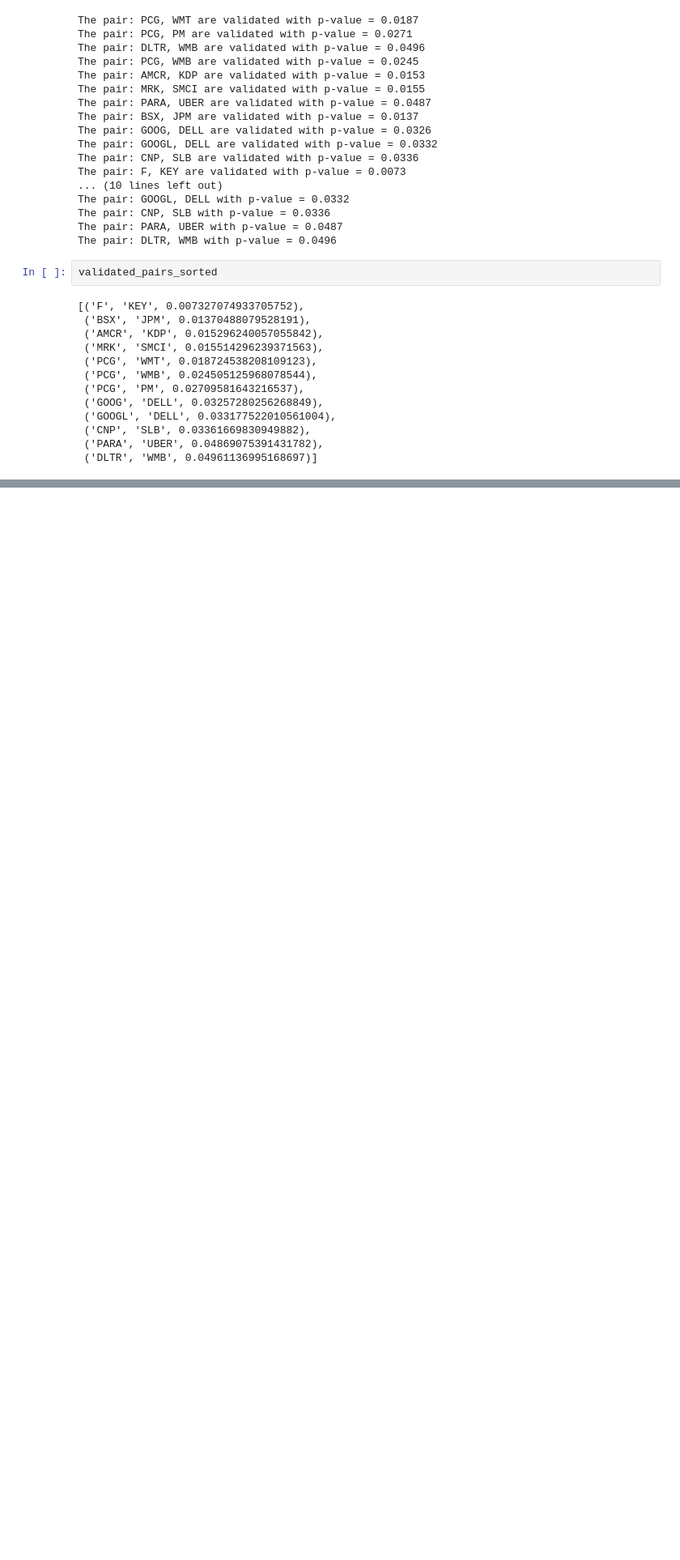
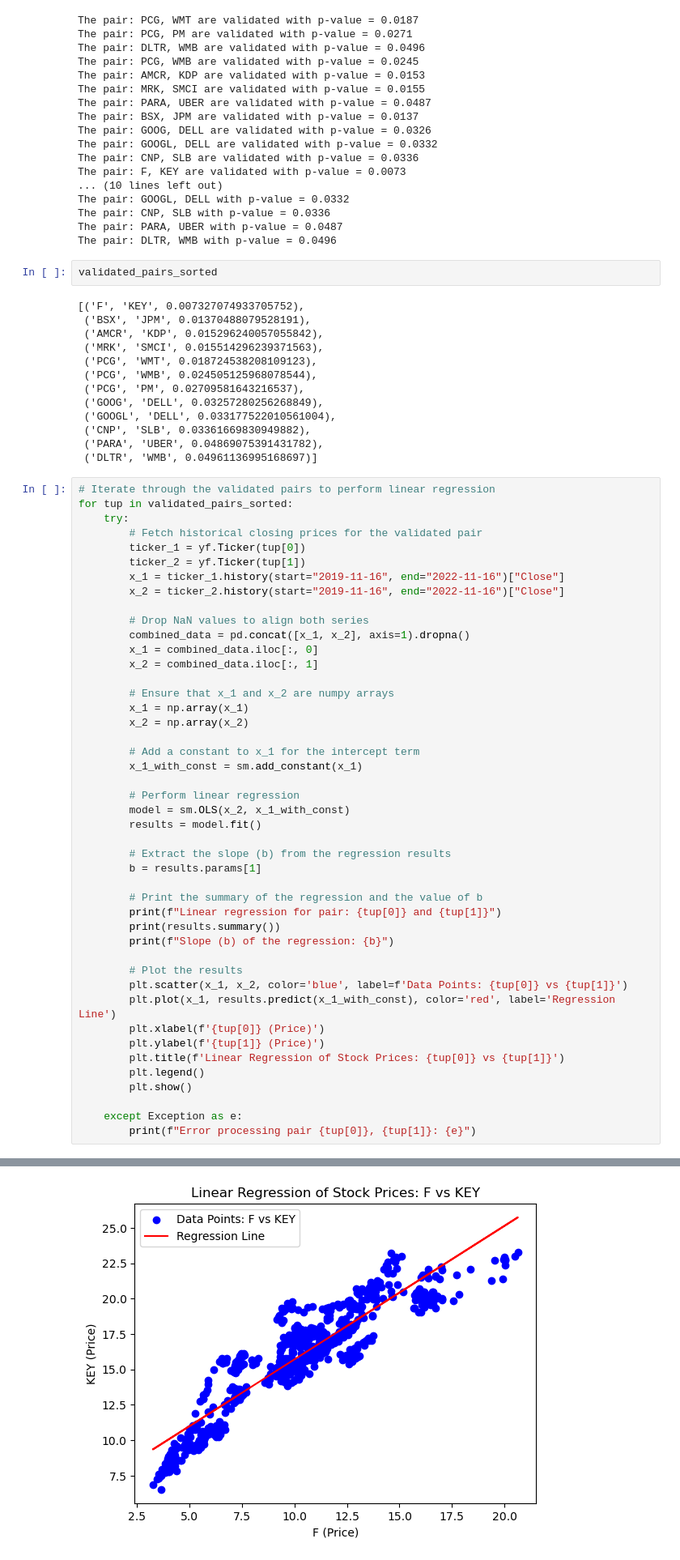
Before and after one commit to George-Dros/Pair_trading, a Jupyter notebook: main.ipynb, the cells around one changed output, grey strips where cells are left out. Shown at 81% size. Drawn from its saved outputs; the diff is of its cells as text; blank space fills up the shorter version.

```diff
--- a/main.ipynb
+++ b/main.ipynb
@@ -423,3 +423,49 @@ validated_pairs_sorted
  ('CNP', 'SLB', 0.03361669830949882),
  ('PARA', 'UBER', 0.04869075391431782),
  ('DLTR', 'WMB', 0.04961136995168697)]
+# %%
+# Iterate through the validated pairs to perform linear regression
+for tup in validated_pairs_sorted:
+    try:
+        # Fetch historical closing prices for the validated pair
+        ticker_1 = yf.Ticker(tup[0])
+        ticker_2 = yf.Ticker(tup[1])
+        x_1 = ticker_1.history(start="2019-11-16", end="2022-11-16")["Close"]
+        x_2 = ticker_2.history(start="2019-11-16", end="2022-11-16")["Close"]
+
+        # Drop NaN values to align both series
+        combined_data = pd.concat([x_1, x_2], axis=1).dropna()
+        x_1 = combined_data.iloc[:, 0]
+        x_2 = combined_data.iloc[:, 1]
+
+        # Ensure that x_1 and x_2 are numpy arrays
+        x_1 = np.array(x_1)
+        x_2 = np.array(x_2)
+
+        # Add a constant to x_1 for the intercept term
+        x_1_with_const = sm.add_constant(x_1)
+
+        # Perform linear regression
+        model = sm.OLS(x_2, x_1_with_const)
+        results = model.fit()
+
+        # Extract the slope (b) from the regression results
+        b = results.params[1]
+
+        # Print the summary of the regression and the value of b
+        print(f"Linear regression for pair: {tup[0]} and {tup[1]}")
+        print(results.summary())
+        print(f"Slope (b) of the regression: {b}")
+
+        # Plot the results
+        plt.scatter(x_1, x_2, color='blue', label=f'Data Points: {tup[0]} vs {tup[1]}')
+        plt.plot(x_1, results.predict(x_1_with_const), color='red', label='Regression Line')
+        plt.xlabel(f'{tup[0]} (Price)')
+        plt.ylabel(f'{tup[1]} (Price)')
+        plt.title(f'Linear Regression of Stock Prices: {tup[0]} vs {tup[1]}')
+        plt.legend()
+        plt.show()
+
+    except Exception as e:
+        print(f"Error processing pair {tup[0]}, {tup[1]}: {e}")
+# %% [output]
@@ -425,0 +489 @@ validated_pairs_sorted
+[figure, added]
```
Also changed, not shown: parts of 1 cell of this notebook.
